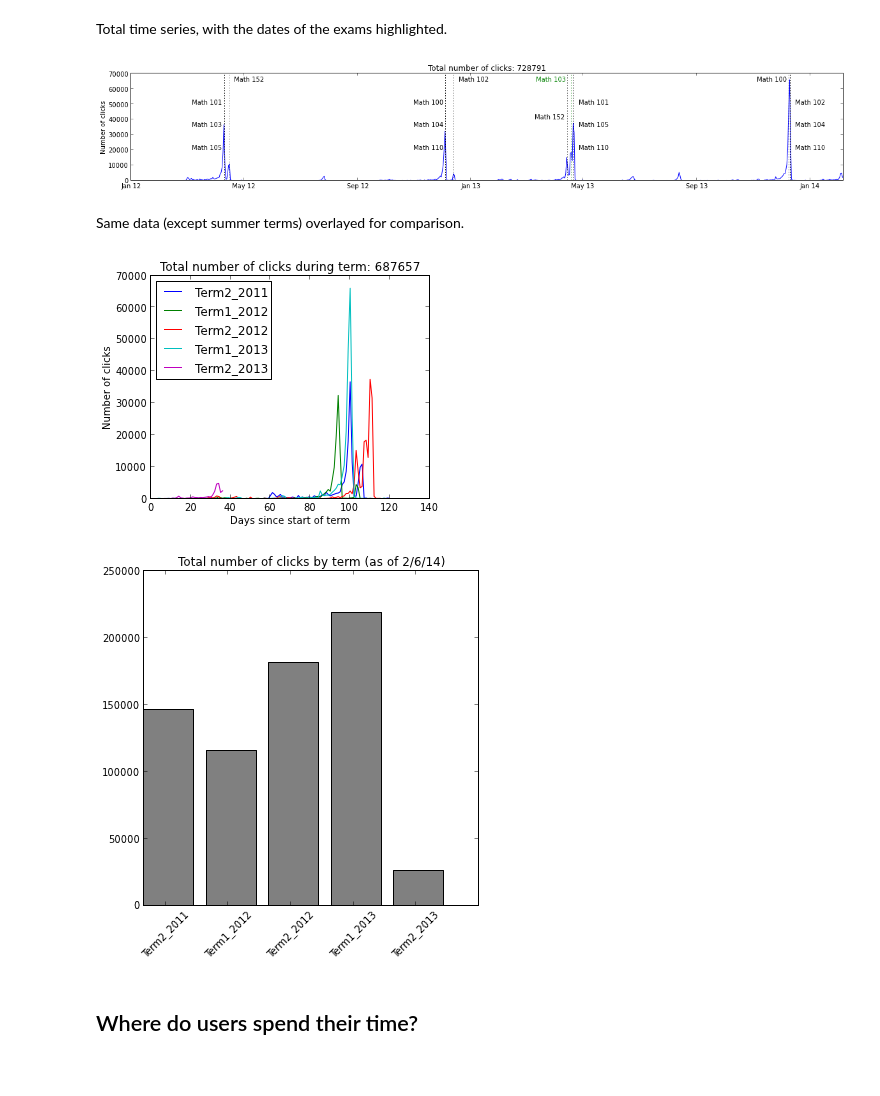
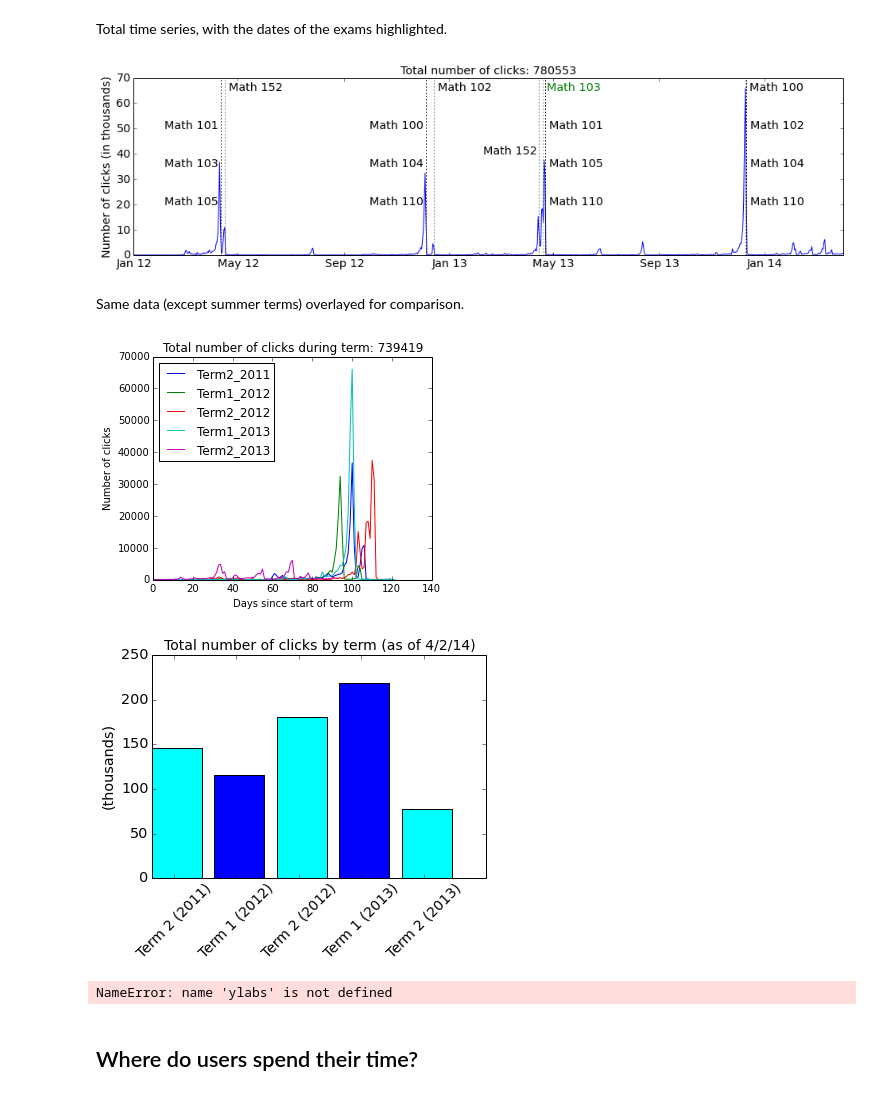
Before and after one commit to MathEducationResources/google-analytics, a Jupyter notebook: mer_py_google_analytics.ipynb, the cells around one changed output. Cells and saved outputs as stored; diff of their text form; code cells hidden in the pictures.

Commit message:
Modified the mer_py_ .. script to make other plots nicer.. This is still in progress.

```diff
--- a/mer_py_google_analytics.ipynb
+++ b/mer_py_google_analytics.ipynb
@@ -29,7 +29,7 @@ Populating the interactive namespace from numpy and matplotlib
 # %% [markdown]
 Load data set, then do some clean up to reduce down to only valid course names.
 # %%
-dict_all,date_clicks,num_clicks = data_to_dict_clickdates_clickscount('MER_20140206.csv')
+dict_all,date_clicks,num_clicks = data_to_dict_clickdates_clickscount('MER_20140402.csv')
 clean_dict(dict_all,['MATH100','MATH101','MATH102','MATH103','MATH104','MATH105','MATH110','MATH152','MATH215','MATH220','MATH221','MATH257'])
 current_term_dict = dict(dict_all)
 clean_dict(current_term_dict,['MATH101','MATH103','MATH105'])
@@ -42,11 +42,11 @@ print sum(num_clicks)
 # %% [markdown]
 Total time series, with the dates of the exams highlighted.
 # %%
-plt.figure(figsize(20,3))
+plt.figure(figsize(16,4))
 plot_total_clicks_time_series(date_clicks, num_clicks)
 plt.savefig('total_number_of_clicks_time_series.png')
 # %% [output]
-[figure, old version]
+[figure, new version]
 # %% [markdown]
 Same data (except summer terms) overlayed for comparison.
 # %%
@@ -66,21 +66,34 @@ plt.legend(['Term2_2011','Term1_2012','Term2_2012','Term1_2013','Term2_2013'],'u
 plt.title('Total number of clicks during term: ' + str(sum(Term2_2011) + sum(Term1_2012) + sum(Term2_2012) + sum(Term1_2013) + sum(Term2_2013)))
 plt.savefig('total_number_of_clicks_overlay.png')
 # %% [output]
-[figure, old version]
+[figure, new version]
 # %%
-fig = plt.figure(figsize(6,6))
+fig = plt.figure(figsize(6,4))
 ax = fig.add_subplot(111)
-plt.bar(np.arange(5),[sum(Term2_2011),sum(Term1_2012),sum(Term2_2012),sum(Term1_2013),sum(Term2_2013)], color='grey')
-xTickMarks = ['Term2_2011','Term1_2012','Term2_2012','Term1_2013','Term2_2013']
+plt.bar(np.arange(5),[sum(Term2_2011),sum(Term1_2012),sum(Term2_2012),sum(Term1_2013),sum(Term2_2013)], color=['cyan','blue','cyan','blue','cyan'])
+xTickMarks = ['Term 2 (2011)','Term 1 (2012)','Term 2 (2012)','Term 1 (2013)','Term 2 (2013)']
 ind = np.arange(6)
 ax.set_xticks(ind+0.35)
 xtickNames = ax.set_xticklabels(xTickMarks)
-plt.setp(xtickNames, rotation=45, fontsize=10)
-plt.title('Total number of clicks by term (as of ' + str(date_clicks[-1]) + ')')
+plt.ylabel('(thousands)', size='x-large')
+plt.setp(xtickNames, rotation=45, fontsize=14)
+plt.title('Total number of clicks by term (as of ' + str(date_clicks[-1]) + ')',size=14)
+
+#Express the y-labels in terms of thousands of clicks. (DOESN'T WORK YET!)
+#v = ax.get_yticklabels()
+#ylabs = list();
+#for k in range(0,len(v)):
+#    ylabs.append(str(int(v[k].get_text())/1000))
+
+plt.gca().set_yticklabels(['0','50','100','150','200','250'],size='x-large')
 plt.savefig('total_number_of_clicks_bar.png')
 plt.show()
 # %% [output]
-[figure, old version]
+[figure, new version]
+# %%
+ylabs
+# %% [output]
+NameError: name 'ylabs' is not defined
 # %% [markdown]
 ## Where do users spend their time?
 # %% [markdown]
```
Also changed, not shown: parts of 4 cells of this notebook.
